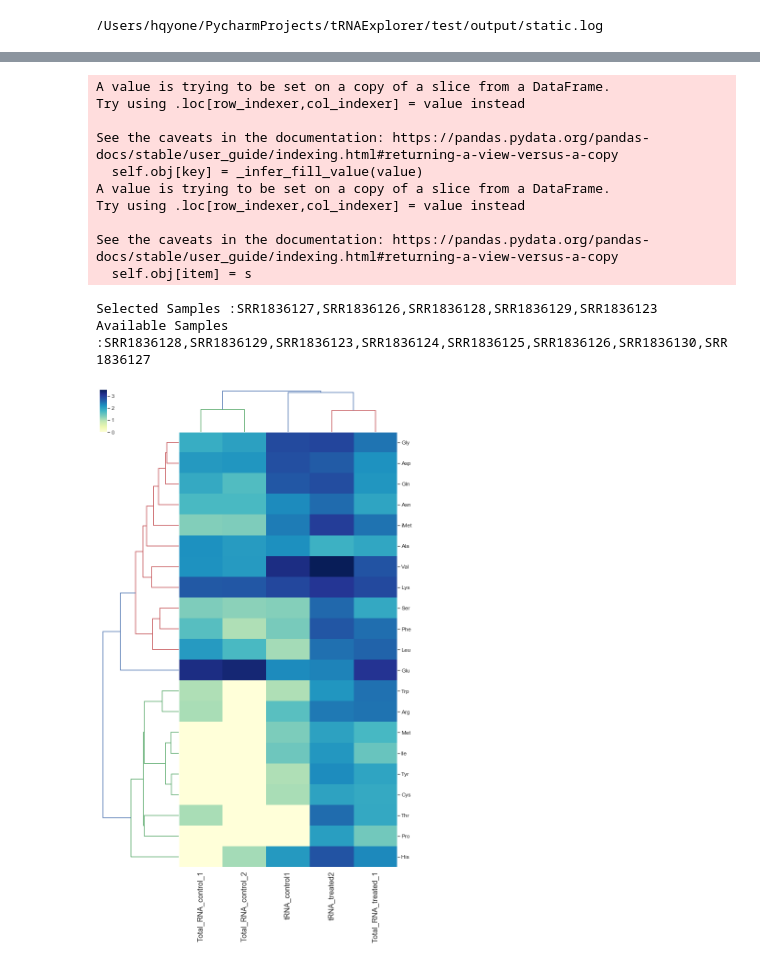
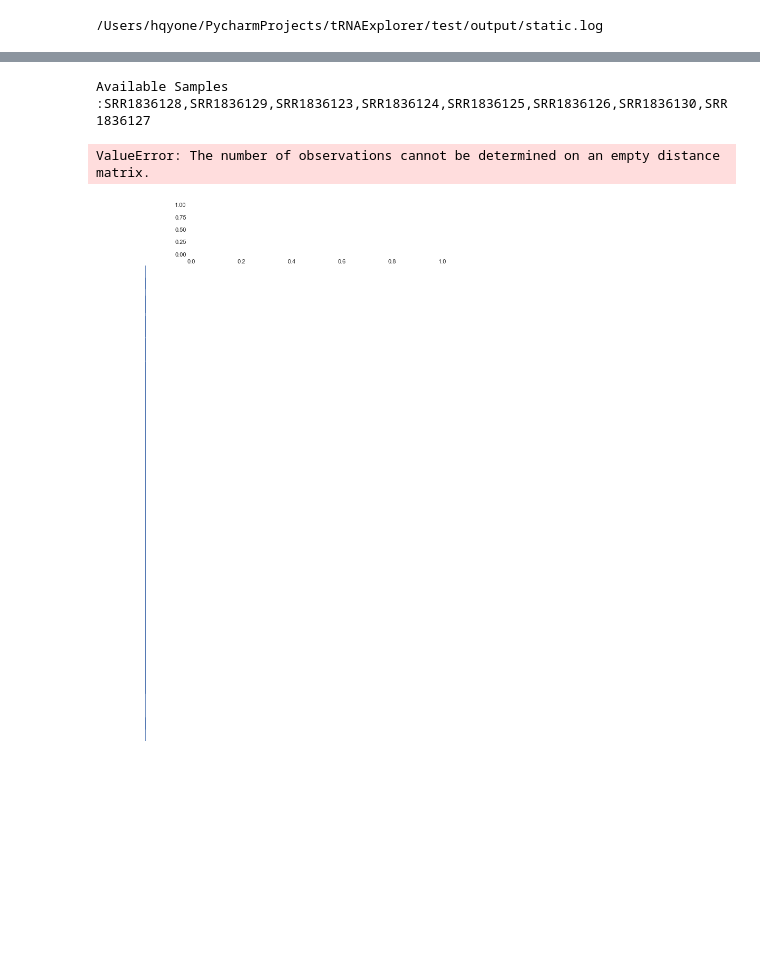
Before and after one commit to hqyone/tRNAExplorer, a Jupyter notebook: visualization/Report_creater.ipynb, the cells around one changed output, grey strips where cells are left out. Saved outputs shown, nothing was run; the diff lists cells and outputs as text; code cells hidden in the pictures; blank space fills up the shorter version.

```diff
--- a/visualization/Report_creater.ipynb
+++ b/visualization/Report_creater.ipynb
@@ -129,35 +130,26 @@ See the caveats in the documentation: https://pandas.pydata.org/pandas-docs/stab
 # %%
 '''
     Create expression matrix of
     @param d: The data object generated by data_loader.py
     @param figure: Absolute path of output figure, Default : report_dir+"/exp_matrix.png"
     @param sample_ls: selected sample ID list, if it is empty, it will use all data from all available samples
     @param groupby: "tRF_First_Type","CODE_AA","AA","CODE","tRNA_Families","CODE_AA","tRNA_ID"
     @param fontsize: Font size (Default 14)
     @param fig_w: weight of figure (12)
     @param fig_h: height of figure (18)
     @return: None
 '''
-sample_ls=['SRR1836127','SRR1836126','SRR1836128','SRR1836129','SRR1836123']
+# sample_ls=['SRR1836127','SRR1836126','SRR1836128','SRR1836129','SRR1836123']
+sample_ls=[]
 es.drawExpMatrixForFamily(d,
                           figure = "matrix.png",
                           sample_ls = sample_ls,
                           groupby='AA',
                           fontsize = 14,
                           fig_w = 12,
                           fig_h = 18
                           )
 # %% [output]
-A value is trying to be set on a copy of a slice from a DataFrame.
-Try using .loc[row_indexer,col_indexer] = value instead
-
-See the caveats in the documentation: https://pandas.pydata.org/pandas-docs/stable/user_guide/indexing.html#returning-a-view-versus-a-copy
-  self.obj[key] = _infer_fill_value(value)
-A value is trying to be set on a copy of a slice from a DataFrame.
-Try using .loc[row_indexer,col_indexer] = value instead
-
-See the caveats in the documentation: https://pandas.pydata.org/pandas-docs/stable/user_guide/indexing.html#returning-a-view-versus-a-copy
-  self.obj[item] = s
+Available Samples :SRR1836128,SRR1836129,SRR1836123,SRR1836124,SRR1836125,SRR1836126,SRR1836130,SRR1836127
-Selected Samples :SRR1836127,SRR1836126,SRR1836128,SRR1836129,SRR1836123
-Available Samples :SRR1836128,SRR1836129,SRR1836123,SRR1836124,SRR1836125,SRR1836126,SRR1836130,SRR1836127
+ValueError: The number of observations cannot be determined on an empty distance matrix.
-[figure, old version]
+[figure, new version]
```
Also changed, not shown: parts of 5 cells of this notebook, 1 other file.
